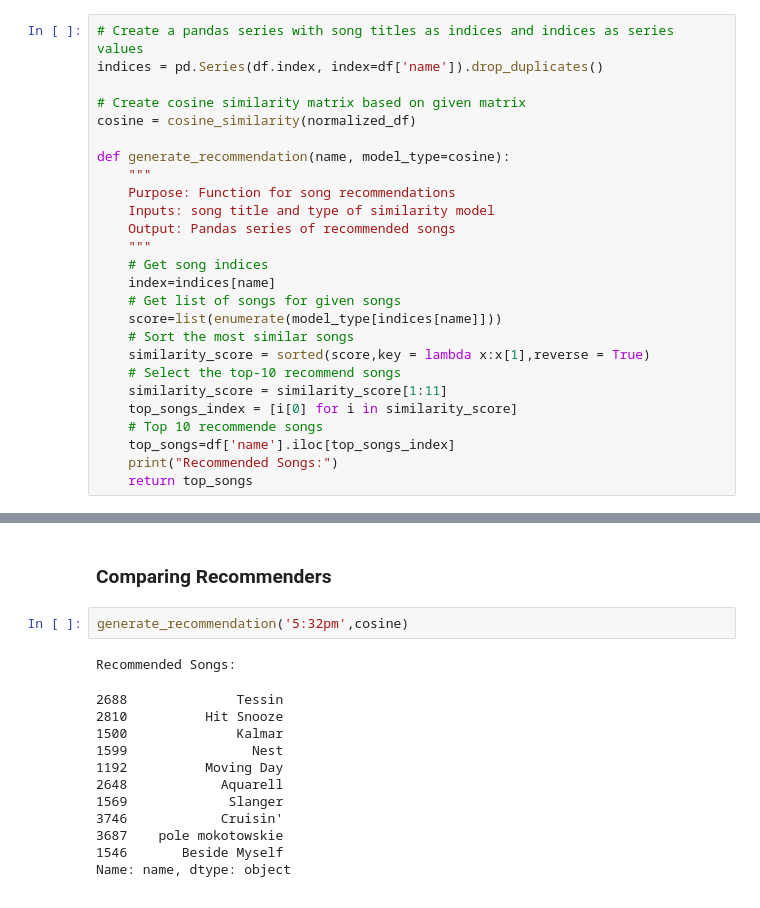
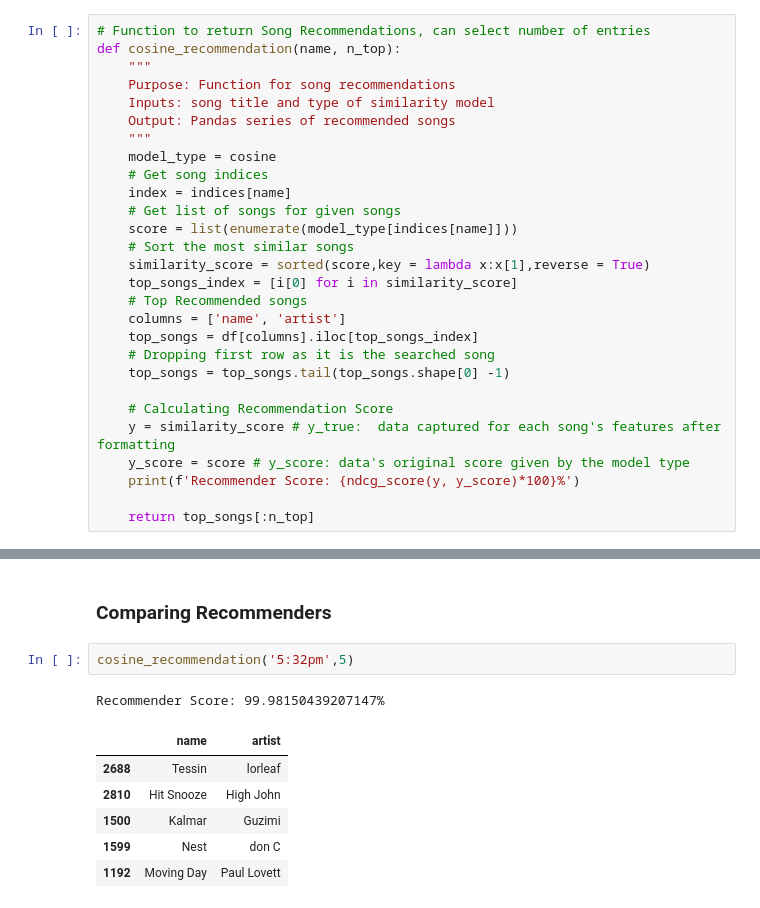
Before and after one commit to Pharoah0/Spotify-Playlist-Analysis-w-Recommendation, a Jupyter notebook: analyzing_playlists.ipynb, the cells around one changed output, grey strips where cells are left out. Saved outputs shown, nothing was run; the diff lists cells and outputs as text.

```diff
--- a/analyzing_playlists.ipynb
+++ b/analyzing_playlists.ipynb
@@ -463,28 +471,30 @@ normalized_df = scaler.fit_transform(df[feature_names])
 # %% [markdown]
 ### Cosine Similarity Recommender
 # %%
-# Create a pandas series with song titles as indices and indices as series values
-indices = pd.Series(df.index, index=df['name']).drop_duplicates()
-
-# Create cosine similarity matrix based on given matrix
-cosine = cosine_similarity(normalized_df)
-
-def generate_recommendation(name, model_type=cosine):
+# Function to return Song Recommendations, can select number of entries
+def cosine_recommendation(name, n_top):
     """
     Purpose: Function for song recommendations
     Inputs: song title and type of similarity model
     Output: Pandas series of recommended songs
     """
+    model_type = cosine
     # Get song indices
-    index=indices[name]
+    index = indices[name]
     # Get list of songs for given songs
-    score=list(enumerate(model_type[indices[name]]))
+    score = list(enumerate(model_type[indices[name]]))
     # Sort the most similar songs
     similarity_score = sorted(score,key = lambda x:x[1],reverse = True)
-    # Select the top-10 recommend songs
-    similarity_score = similarity_score[1:11]
     top_songs_index = [i[0] for i in similarity_score]
-    # Top 10 recommende songs
-    top_songs=df['name'].iloc[top_songs_index]
-    print("Recommended Songs:")
-    return top_songs
+    # Top Recommended songs
+    columns = ['name', 'artist']
+    top_songs = df[columns].iloc[top_songs_index]
+    # Dropping first row as it is the searched song
+    top_songs = top_songs.tail(top_songs.shape[0] -1)
+
+    # Calculating Recommendation Score
+    y = similarity_score # y_true:  data captured for each song's features after formatting
+    y_score = score # y_score: data's original score given by the model type
+    print(f'Recommender Score: {ndcg_score(y, y_score)*100}%')
+
+    return top_songs[:n_top]
@@ -550,17 +531,12 @@ recommender = Song_Recommender(df)
 # %% [markdown]
 ### Comparing Recommenders
 # %%
-generate_recommendation('5:32pm',cosine)
+cosine_recommendation('5:32pm',5)
 # %% [output]
-Recommended Songs:
+Recommender Score: 99.98150439207147%
-2688              Tessin
-2810          Hit Snooze
-1500              Kalmar
-1599                Nest
-1192          Moving Day
-2648            Aquarell
-1569             Slanger
-3746            Cruisin'
-3687    pole mokotowskie
-1546       Beside Myself
-Name: name, dtype: object
+|  | name | artist |
+| 2688 | Tessin | lorleaf |
+| 2810 | Hit Snooze | High John |
+| 1500 | Kalmar | Guzimi |
+| 1599 | Nest | don C |
+| 1192 | Moving Day | Paul Lovett |
```
Also changed, not shown: parts of 30 cells of this notebook.
